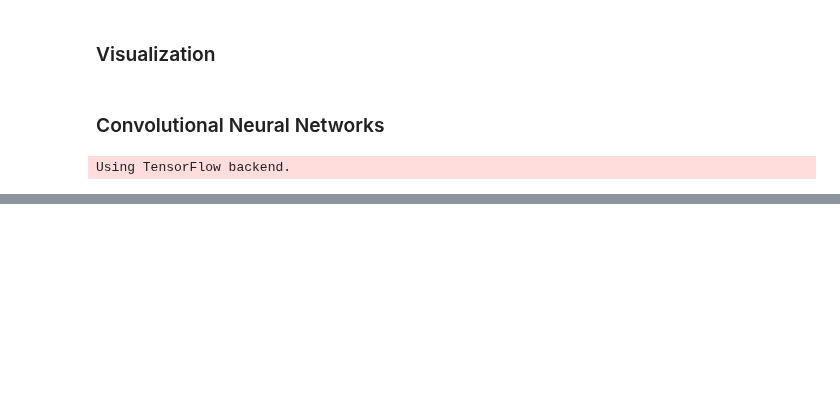
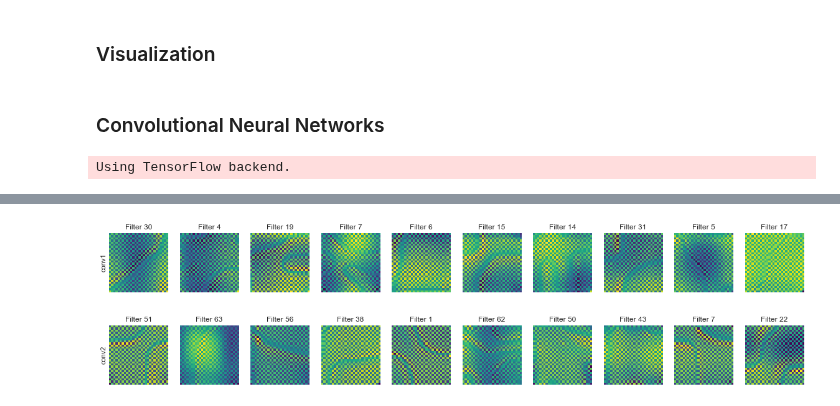
Before and after one commit to paulaceccon/ml-playground, a Jupyter notebook: Kernels/MNIST.ipynb, the cells around one changed output, grey strips where cells are left out. Drawn from its saved outputs; the diff is of its cells as text; code cells hidden in the pictures; blank space fills up the shorter version.

```diff
--- a/Kernels/MNIST.ipynb
+++ b/Kernels/MNIST.ipynb
@@ -146,0 +177,23 @@ np.savetxt('mnist-output.csv', np.c_[range(1,len(pred)+1),pred], delimiter=',',
+# %%
+n_filters = 10
+conv_layers = ['conv1', 'conv2']
+f, axes = plt.subplots(len(conv_layers), n_filters, figsize=(20, 5))
+
+for i, layer_name in enumerate(conv_layers):
+    layer_idx = utils.find_layer_idx(model, layer_name)
+    # Visualize random filters in this layer.
+    filters = np.random.permutation(get_num_filters(model.layers[layer_idx]))[:n_filters]
+    # Generate input image for each filter.
+    for j, idx in enumerate(filters):
+        img = visualize_activation(model, layer_idx, filter_indices=idx, input_modifiers=[Jitter(0.05)])
+        axes[i][j].imshow(img[..., 0], cmap='viridis')
+        axes[i][j].set_xticks(np.array([]))
+        axes[i][j].set_yticks(np.array([]))
+        axes[i][j].set_title('Filter {}'.format(idx))
+
+for i, row in enumerate(axes):
+    for j, cell in enumerate(row):
+        if j == 0:
+            cell.set_ylabel(conv_layers[i])
+# %% [output]
+[figure, added]
```
Also changed, not shown: parts of 10 cells of this notebook.
